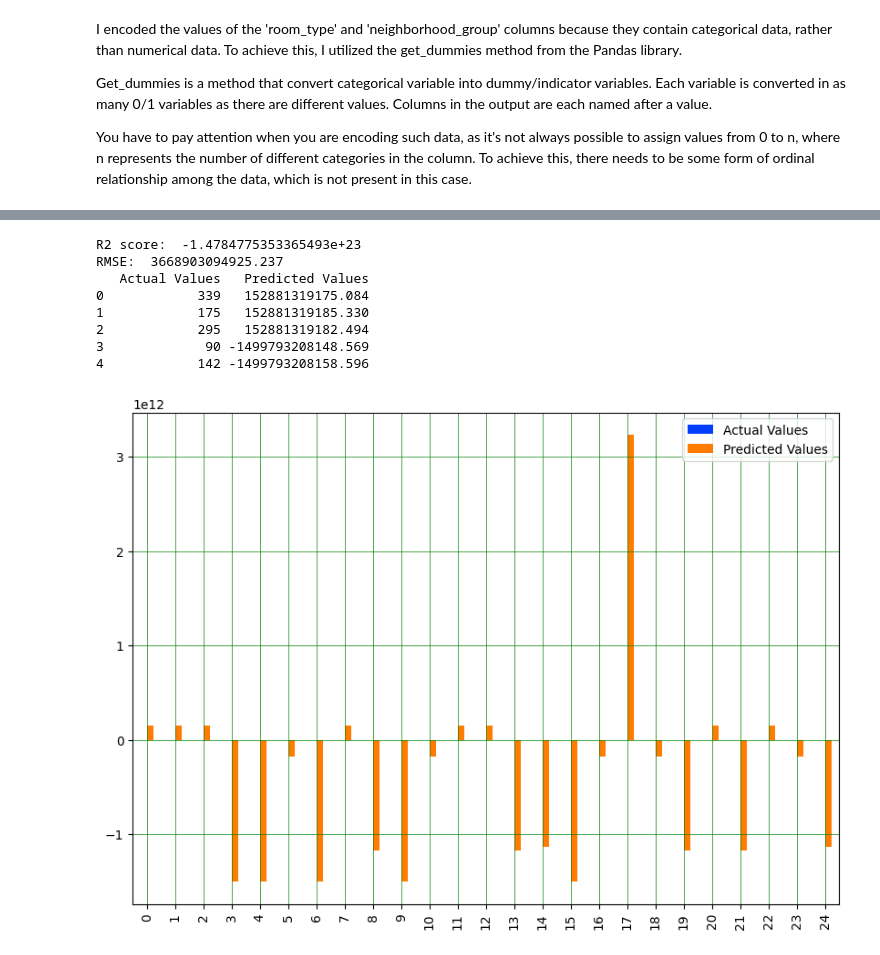
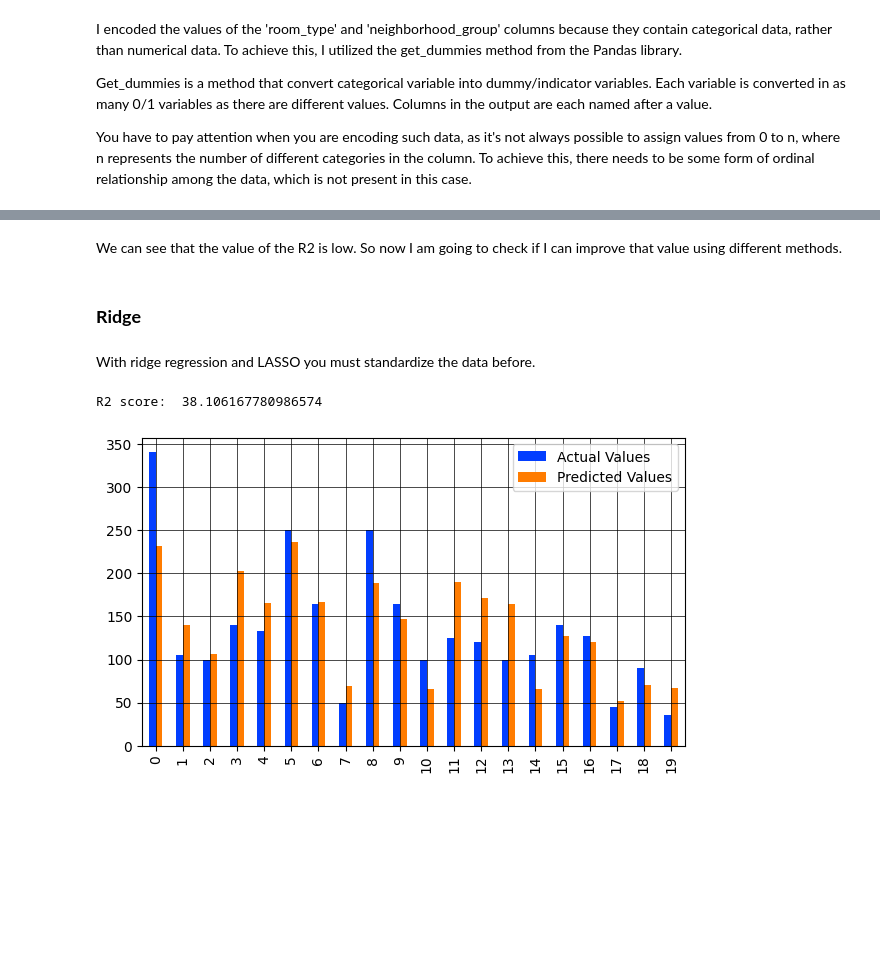
Before and after one commit to AlessandroSignoretto/Programming_project, a Jupyter notebook: Programming_project_pc.ipynb, the cells around one changed output, grey strips where cells are left out. Saved outputs shown, nothing was run; the diff lists cells and outputs as text; code cells hidden in the pictures; blank space fills up the shorter version.

Commit message:
Linear Regression and Ridge

```diff
--- a/Programming_project_pc.ipynb
+++ b/Programming_project_pc.ipynb
@@ -574,10 +576,10 @@ dtypes: float64(3), int64(7), object(3)
 memory usage: 4.5+ MB
 # %%
 #Regression analysis to predict the price
-NY_final = NY_dataset_wo.drop(['id','host_id','latitude','longitude','neighbourhood'], axis = 1)
-X = NY_final.iloc[:,[0,1,3,4,5,6,7]]
+NY_final = NY_dataset_wo.drop(['id','host_id','latitude','longitude','neighbourhood'], axis = 1, inplace = False)
+x = NY_final.iloc[:,[0,1,3,4,5,6,7]]
 y = NY_final['price']
-X
+x
 # %% [output]
 |  | neighbourhood_group | room_type | minimum_nights | number_of_reviews | reviews_per_month | ... |
 | 0 | Brooklyn | Private room | 1 | 9 | 0.210 | ... |
@@ -614,0 +599,5 @@ X_encoded
+# %%
+#One-Hot Encoding
+X = pd.get_dummies(NY_final.iloc[:,[0,1,3,4,5,6,7]], prefix=['neighbourhood_group', 'room_type'], drop_first=True)
+#Drop_first = True; indicates that one of the categories of each categorical variable must be left out to avoid the so-called "dummy variable trap". Dummy variable trap occurs when dummy variables are highly correlated.
+X
@@ -618,11 +621,12 @@ I encoded the values of the 'room_type' and 'neighborhood_group' columns because
 Get_dummies is a method that convert categorical variable into dummy/indicator variables. Each variable is converted in as many 0/1 variables as there are different values. Columns in the output are each named after a value.
 
 You have to pay attention when you are encoding such data, as it's not always possible to assign values from 0 to n, where n represents the number of different categories in the column. To achieve this, there needs to be some form of ordinal relationship among the data, which is not present in this case.
+# %%
+#Splitting the dataset into test and training data
+X_train, X_test, y_train, y_test =  train_test_split(X,y,test_size = 0.2, random_state= 42)
 # %%
-#splitting the dataset into test and training data
-X_train, X_test, y_train, y_test =  train_test_split(X_encoded, y , test_size = 0.2, random_state= 0)
-print('Dimensions of the training feature matrix: {}'.format(X_train.shape))
-print('Dimensions of the training target vector: {}'.format(y_train.shape))
-print('Dimensions of the test feature matrix: {}'.format(X_test.shape))
-print('Dimensions of the test target vector: {}'.format(y_test.shape))
+print('Training predictor matrix dimensions: {}'.format(X_train.shape))
+print('Training target vector dimensions: {}'.format(y_train.shape))
+print('Test predictor matrix dimensions: {}'.format(X_test.shape))
+print('Test target vector dimensions: {}'.format(y_test.shape))
 # %% [output]
@@ -633,33 +659,31 @@ Dimensions of the test target vector: (8462,)
+# %% [markdown]
+We can see that the value of the R2 is low. So now I am going to check if I can improve that value using different methods.
+# %% [markdown]
+<h3><b>Ridge</b></h3>
 # %%
 scaler = StandardScaler()
 X_train = scaler.fit_transform(X_train)
 X_test = scaler.fit_transform(X_test)
+# %% [markdown]
+With ridge regression and LASSO you must standardize the data before.
 # %%
-reg=LinearRegression()
-reg.fit(X_train,y_train)
-y_pred=reg.predict(X_test)
-#R2 score
-from sklearn.metrics import r2_score, mean_squared_error
+regL1 = Ridge(alpha=0.01)
+regL1.fit(X_train, y_train)
+
+y_pred=regL1.predict(X_test)
+
+from sklearn.metrics import r2_score
 print("R2 score: ",r2_score(y_test,y_pred)*100)
-print("RMSE: ",np.sqrt(mean_squared_error(y_test,y_pred)))
+#print("RMSE: ",np.sqrt(mean_squared_error(y_test,y_pred)))
 
 #Error
 error_diff = pd.DataFrame({'Actual Values': np.array(y_test).flatten(), 'Predicted Values': y_pred.flatten()})
-print(error_diff.head(5))
 
 #Visualize the error
-df1 = error_diff.head(25)
-df1.plot(kind='bar',figsize=(10,7))
-plt.grid(which='major', linestyle='-', linewidth='0.5', color='green')
-plt.grid(which='minor', linestyle=':', linewidth='0.5', color='black')
+df1 = error_diff.head(20)
+df1.plot(kind='bar',figsize=(7,4))
+plt.grid(linewidth='0.5', color='black')
 plt.show()
 # %% [output]
-R2 score:  -1.4784775353365493e+23
-RMSE:  3668903094925.237
-   Actual Values   Predicted Values
-0            339   152881319175.084
-1            175   152881319185.330
-2            295   152881319182.494
-3             90 -1499793208148.569
-4            142 -1499793208158.596
+R2 score:  38.106167780986574
-[figure, old version]
+[figure, new version]
```
Also changed, not shown: parts of 6 cells of this notebook.
